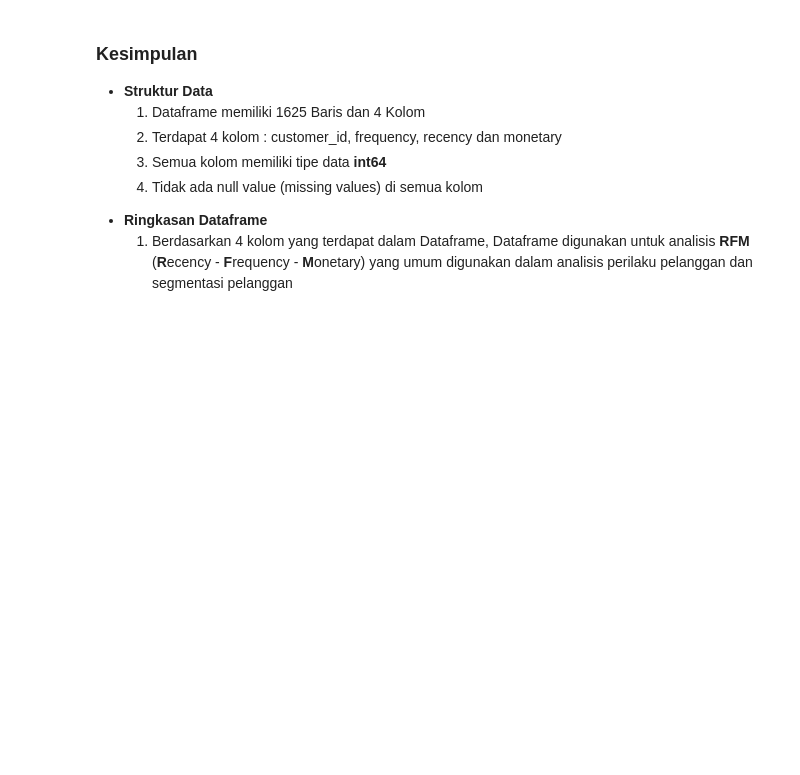
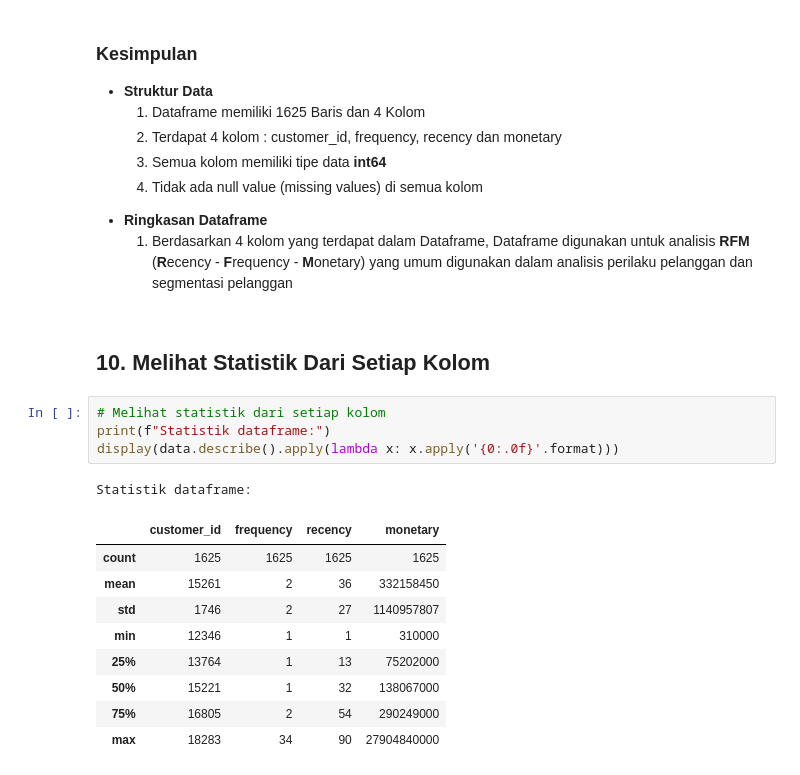
Before and after one commit to UsepSyaikalArifin/basic_machine_learning, a Jupyter notebook: machine_learning_algoritma_k_means_dengan_python.ipynb, the cells around one changed output. Saved outputs shown, nothing was run; the diff lists cells and outputs as text; blank space fills up the shorter version.

Commit message:
Melihat Statistik Dari Setiap Kolom

```diff
--- a/machine_learning_algoritma_k_means_dengan_python.ipynb
+++ b/machine_learning_algoritma_k_means_dengan_python.ipynb
@@ -226,3 +234,20 @@ None
     <li>Berdasarkan 4 kolom yang terdapat dalam Dataframe, Dataframe digunakan untuk analisis <strong>RFM</strong> (<strong>R</strong>ecency - <strong>F</strong>requency - <strong>M</strong>onetary) yang umum digunakan dalam analisis perilaku pelanggan dan segmentasi pelanggan</li>
   </ol>
 </ul>
+# %% [markdown]
+<h2>10. Melihat Statistik Dari Setiap Kolom</h2>
+# %%
+# Melihat statistik dari setiap kolom
+print(f"Statistik dataframe:")
+display(data.describe().apply(lambda x: x.apply('{0:.0f}'.format)))
+# %% [output]
+Statistik dataframe:
+|  | customer_id | frequency | recency | monetary |
+| count | 1625 | 1625 | 1625 | 1625 |
+| mean | 15261 | 2 | 36 | 332158450 |
+| std | 1746 | 2 | 27 | 1140957807 |
+| min | 12346 | 1 | 1 | 310000 |
+| 25% | 13764 | 1 | 13 | 75202000 |
+| 50% | 15221 | 1 | 32 | 138067000 |
+| 75% | 16805 | 2 | 54 | 290249000 |
+| max | 18283 | 34 | 90 | 27904840000 |
```
Also changed, not shown: parts of 2 cells of this notebook.
